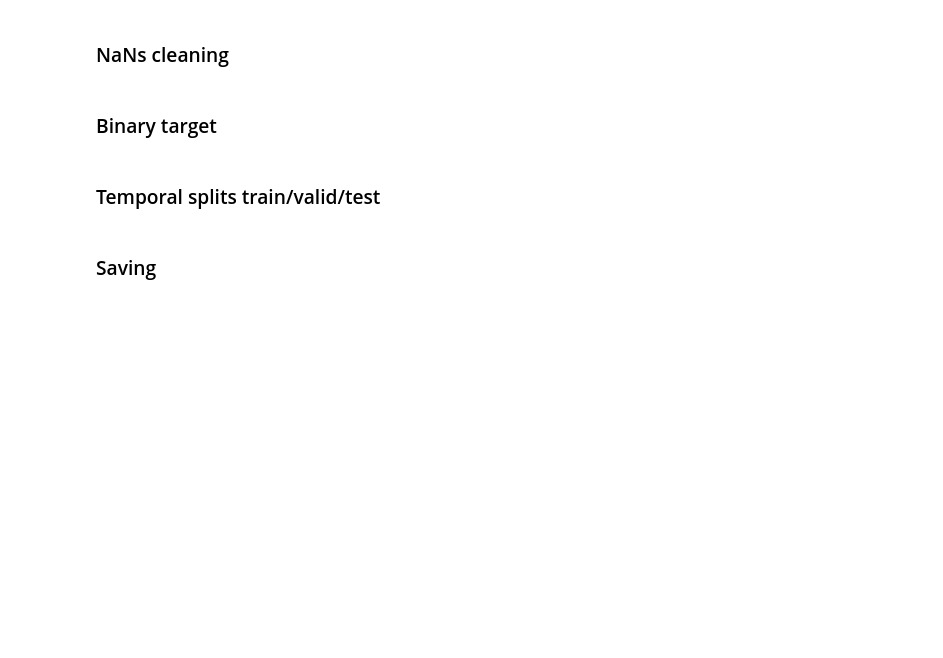
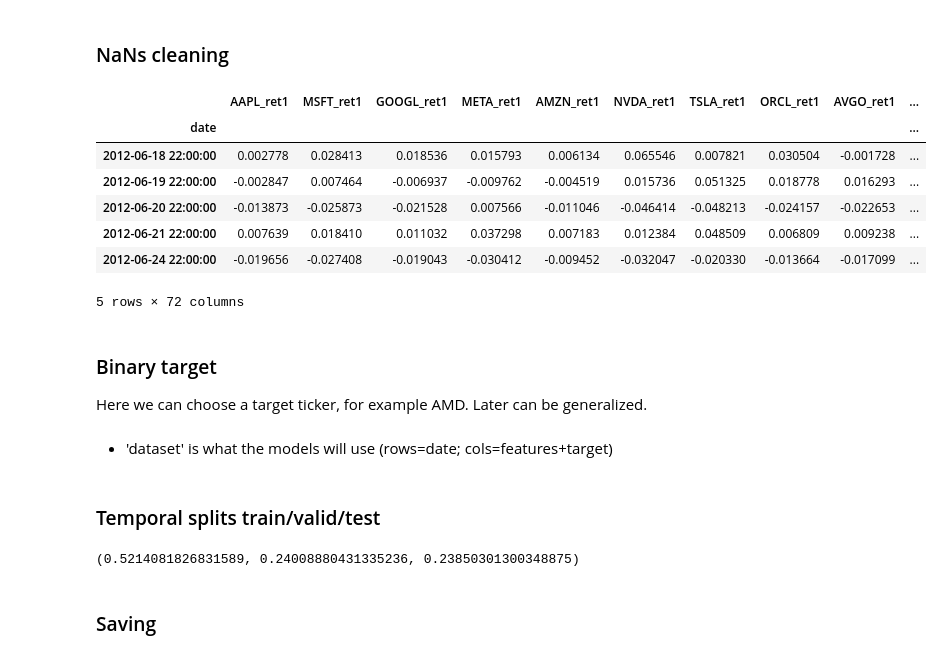
Before and after one commit to jenriquezafra/Equity-Signals, a Jupyter notebook: notebooks/03_feature_engineering.ipynb, the cells around one changed output. Saved outputs shown, nothing was run; the diff lists cells and outputs as text; code cells hidden in the pictures; blank space fills up the shorter version.

```diff
--- a/notebooks/03_feature_engineering.ipynb
+++ b/notebooks/03_feature_engineering.ipynb
@@ -109,5 +98,19 @@ features.head()
 # 6. Final formating
 # %% [markdown]
 ### NaNs cleaning
+# %%
+features = features.sort_index()
+features = features.dropna()
+features.head()
+# %% [output]
+|  | AAPL_ret1 | MSFT_ret1 | GOOGL_ret1 | META_ret1 | AMZN_ret1 | NVDA_ret1 | TSLA_ret1 | ORCL_ret1 | AVGO_ret1 | ... |
+| date |  |  |  |  |  |  |  |  |  | ... |
+| 2012-06-18 22:00:00 | 0.002778 | 0.028413 | 0.018536 | 0.015793 | 0.006134 | 0.065546 | 0.007821 | 0.030504 | -0.001728 | ... |
+| 2012-06-19 22:00:00 | -0.002847 | 0.007464 | -0.006937 | -0.009762 | -0.004519 | 0.015736 | 0.051325 | 0.018778 | 0.016293 | ... |
+| 2012-06-20 22:00:00 | -0.013873 | -0.025873 | -0.021528 | 0.007566 | -0.011046 | -0.046414 | -0.048213 | -0.024157 | -0.022653 | ... |
+| 2012-06-21 22:00:00 | 0.007639 | 0.018410 | 0.011032 | 0.037298 | 0.007183 | 0.012384 | 0.048509 | 0.006809 | 0.009238 | ... |
+| 2012-06-24 22:00:00 | -0.019656 | -0.027408 | -0.019043 | -0.030412 | -0.009452 | -0.032047 | -0.020330 | -0.013664 | -0.017099 | ... |
+5 rows × 72 columns
 # %% [markdown]
 ### Binary target
+Here we can choose a target ticker, for example AMD. Later can be generalized.
@@ -114,4 +123,17 @@ features.head()
+# %% [markdown]
+- 'dataset' is what the models will use (rows=date; cols=features+target)
 # %% [markdown]
 ### Temporal splits train/valid/test
+# %%
+dataset = dataset.sort_index()
+
+train = dataset.loc["2012-01-01":"2018-12-31"] # TODO: read from config and automate from actual date
+valid = dataset.loc["2019-01-01":"2021-12-31"] # TODO: read from config and automate from actual date
+test = dataset.loc["2022-01-01":] # TODO: read from config and automate from actual date
+
+len(train), len(valid), len(test)
+len(train)/len(dataset), len(valid)/len(dataset), len(test)/len(dataset)
+# %% [output]
+(0.5214081826831589, 0.24008880431335236, 0.23850301300348875)
 # %% [markdown]
 ### Saving
```
Also changed, not shown: parts of 10 cells of this notebook, 8 other files.
